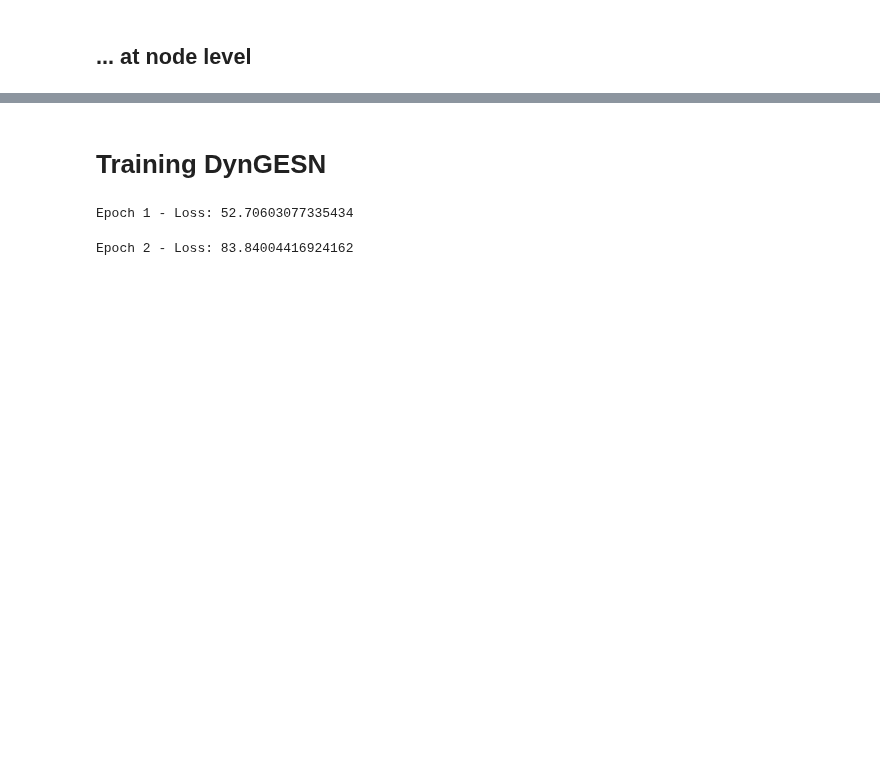
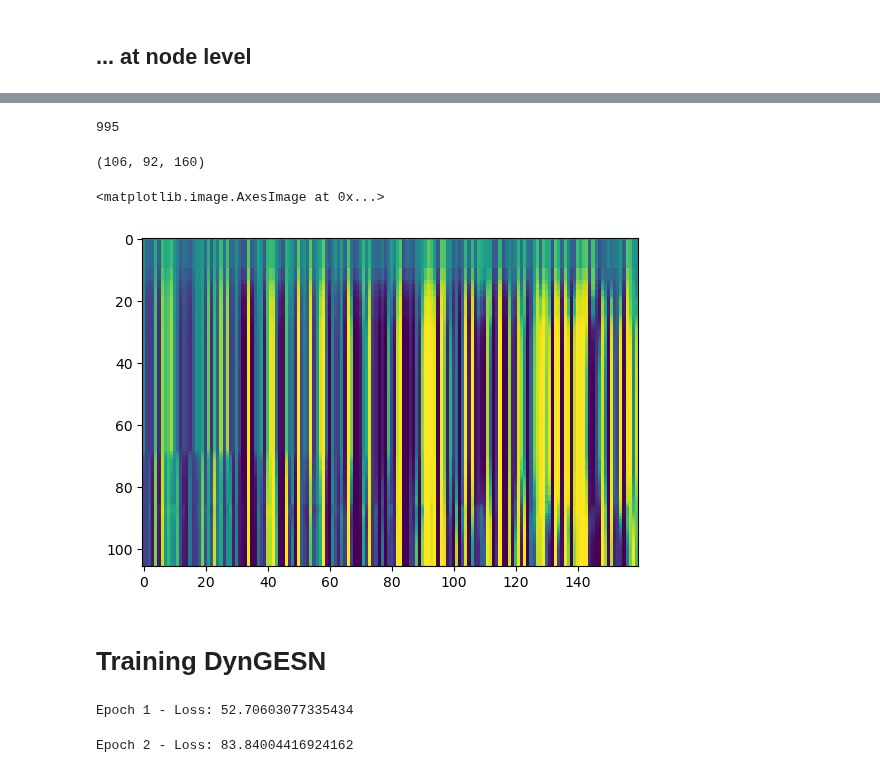
Before and after one commit to NGMLGroup/Koopman-TGNN-Interpretability, a Jupyter notebook: DynGESN_DMD_classification.ipynb, the cells around one changed output, grey strips where cells are left out. Cells and saved outputs as stored; diff of their text form; code cells hidden in the pictures; blank space fills up the shorter version.

```diff
--- a/DynGESN_DMD_classification.ipynb
+++ b/DynGESN_DMD_classification.ipynb
@@ -44,7 +44,7 @@ config = {
         'b_leaking_rate': True,
         }
 # %%
-dataset, states = process_classification_dataset(config, device, ignore_file=True, verbose=True)
+dataset, states, node_states = process_classification_dataset(config, device, ignore_file=True, verbose=True)
 # %% [output]
 Model saved to models/saved/DynGESN.pt
 Running DynGESN model...
@@ -446,3 +452,16 @@ torch.Size([200, 864, 170])
+# %%
+len(node_states)
+# %% [output]
+995
+# %%
+node_states[1].shape
+# %% [output]
+(106, 92, 160)
+# %%
+plt.imshow(node_states[1][:,4,:])
+# %% [output]
+<matplotlib.image.AxesImage at 0x...>
+[figure, added]
 # %% [markdown]
 # Training DynGESN
 # %%
```
Also changed, not shown: parts of 4 cells of this notebook.
